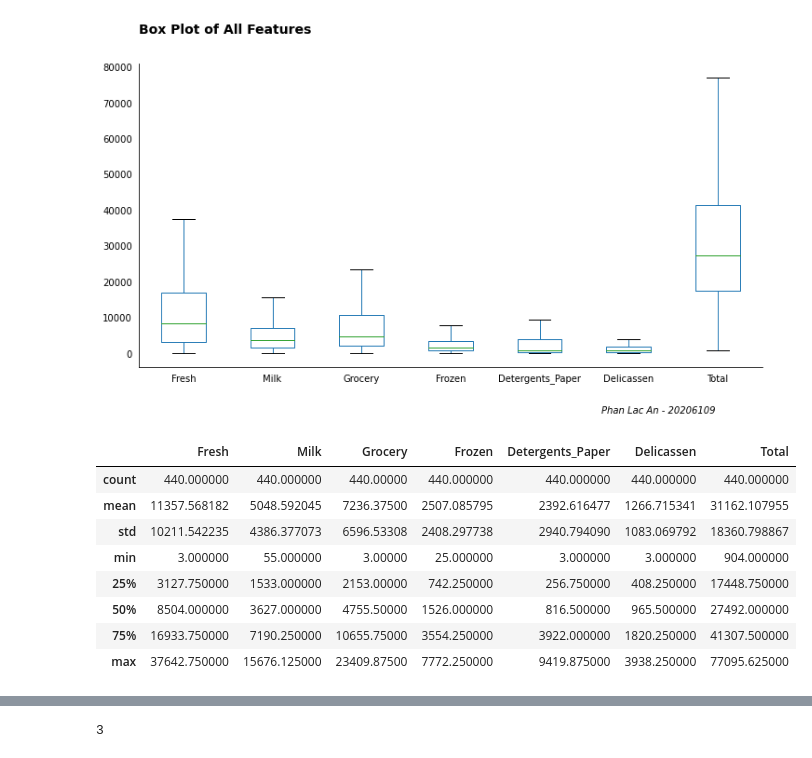
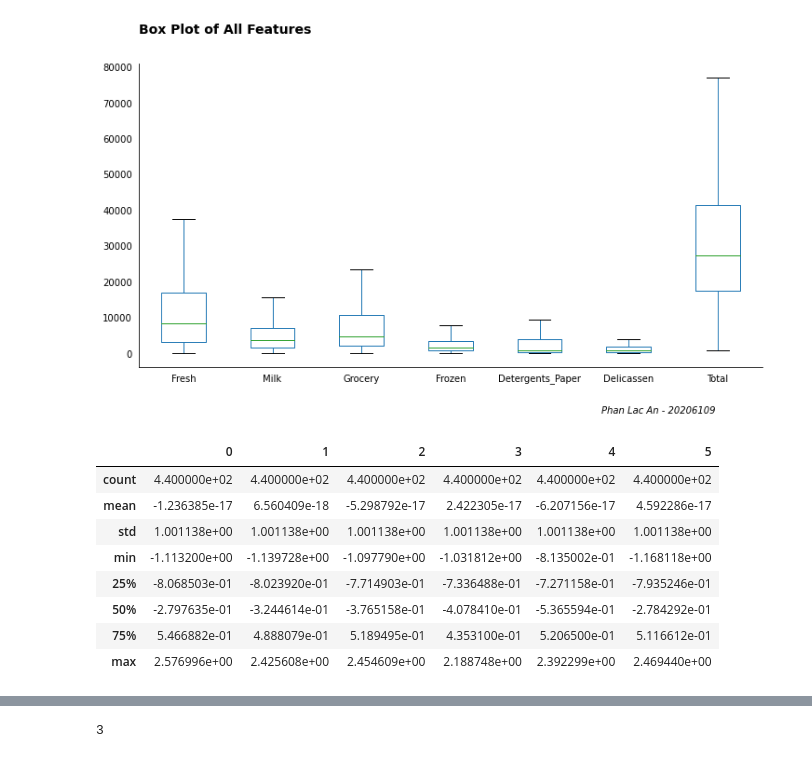
Before and after one commit to PhanAn-2002/do_an_1, a Jupyter notebook: customer_segment.ipynb, the cells around one changed output, grey strips where cells are left out. Saved outputs shown, nothing was run; the diff lists cells and outputs as text; code cells hidden in the pictures.

```diff
--- a/customer_segment.ipynb
+++ b/customer_segment.ipynb
@@ -393,21 +393,23 @@ from kneed import KneeLocator
 from sklearn.cluster import KMeans
 from sklearn.metrics import silhouette_score
 from sklearn.preprocessing import StandardScaler
+# %%
+df = df.drop(['Total'], axis = 1)
 # %%
 scaler = StandardScaler()
-# data_scaled = scaler.fit_transform(df)
-data_scaled = df
+data_scaled = scaler.fit_transform(df)
+
 pd.DataFrame(data_scaled).describe()
 # %% [output]
-|  | Fresh | Milk | Grocery | Frozen | Detergents_Paper | Delicassen | Total |
-| count | 440.000000 | 440.000000 | 440.00000 | 440.000000 | 440.000000 | 440.000000 | 440.000000 |
-| mean | 11357.568182 | 5048.592045 | 7236.37500 | 2507.085795 | 2392.616477 | 1266.715341 | 31162.107955 |
-| std | 10211.542235 | 4386.377073 | 6596.53308 | 2408.297738 | 2940.794090 | 1083.069792 | 18360.798867 |
-| min | 3.000000 | 55.000000 | 3.00000 | 25.000000 | 3.000000 | 3.000000 | 904.000000 |
-| 25% | 3127.750000 | 1533.000000 | 2153.00000 | 742.250000 | 256.750000 | 408.250000 | 17448.750000 |
-| 50% | 8504.000000 | 3627.000000 | 4755.50000 | 1526.000000 | 816.500000 | 965.500000 | 27492.000000 |
-| 75% | 16933.750000 | 7190.250000 | 10655.75000 | 3554.250000 | 3922.000000 | 1820.250000 | 41307.500000 |
-| max | 37642.750000 | 15676.125000 | 23409.87500 | 7772.250000 | 9419.875000 | 3938.250000 | 77095.625000 |
+|  | 0 | 1 | 2 | 3 | 4 | 5 |
+| count | 4.400000e+02 | 4.400000e+02 | 4.400000e+02 | 4.400000e+02 | 4.400000e+02 | 4.400000e+02 |
+| mean | -1.236385e-17 | 6.560409e-18 | -5.298792e-17 | 2.422305e-17 | -6.207156e-17 | 4.592286e-17 |
+| std | 1.001138e+00 | 1.001138e+00 | 1.001138e+00 | 1.001138e+00 | 1.001138e+00 | 1.001138e+00 |
+| min | -1.113200e+00 | -1.139728e+00 | -1.097790e+00 | -1.031812e+00 | -8.135002e-01 | -1.168118e+00 |
+| 25% | -8.068503e-01 | -8.023920e-01 | -7.714903e-01 | -7.336488e-01 | -7.271158e-01 | -7.935246e-01 |
+| 50% | -2.797635e-01 | -3.244614e-01 | -3.765158e-01 | -4.078410e-01 | -5.365594e-01 | -2.784292e-01 |
+| 75% | 5.466882e-01 | 4.888079e-01 | 5.189495e-01 | 4.353100e-01 | 5.206500e-01 | 5.116612e-01 |
+| max | 2.576996e+00 | 2.425608e+00 | 2.454609e+00 | 2.188748e+00 | 2.392299e+00 | 2.469440e+00 |
 # %%
 data_scaled
 # %% [output]
```
Also changed, not shown: parts of 4 cells of this notebook.
